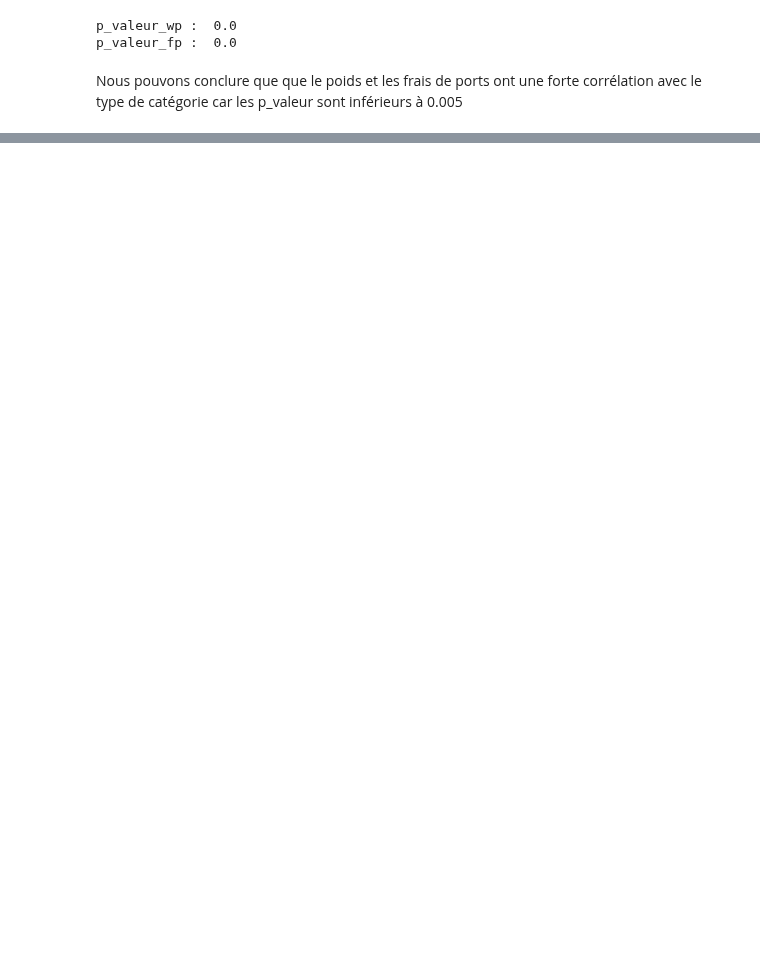
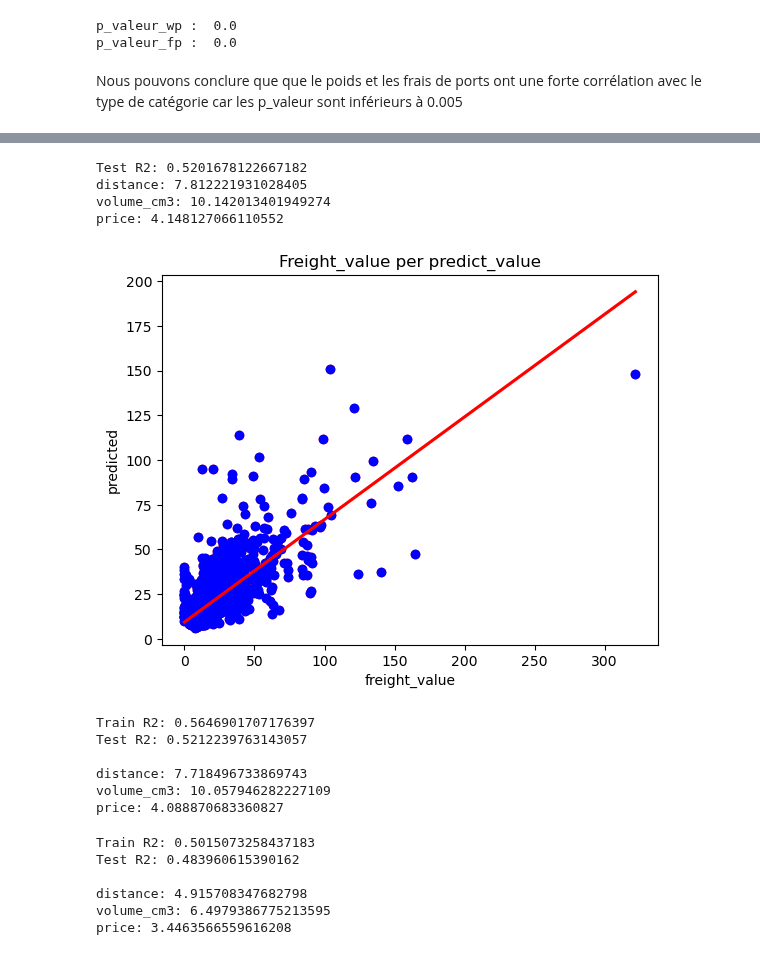
Before and after one commit to marlierecharlie/brief_13_la_data_dream_team, a Jupyter notebook: PREDICTION freight_value/freight_value.ipynb, the cells around one changed output, grey strips where cells are left out. Drawn from its saved outputs; the diff is of its cells as text; code cells hidden in the pictures; blank space fills up the shorter version.

```diff
--- a/PREDICTION freight_value/freight_value.ipynb
+++ b/PREDICTION freight_value/freight_value.ipynb
@@ -923,0 +1029,61 @@ Nous pouvons conclure que que le poids et les frais de ports ont une forte corr
+# %%
+scaled = pd.DataFrame(scaled, columns = cols)
+
+X = scaled
+y = new_df.freight_value
+X_train, X_test,y_train,y_test = train_test_split(X,y,test_size=0.2)
+linear = LinearRegression()
+linear.fit(X_train,y_train)
+y_pred = linear.predict(X_test)
+# model accuracy
+print("Test R2: {}".format(linear.score(X_test,y_test)))
+pred = pd.DataFrame(y_pred)
+
+sns.regplot(x=y_test,y=y_pred,ci=None,color ='red');
+plt.scatter(y_test,y_pred, color='blue')
+plt.title('Freight_value per predict_value')
+plt.xlabel('freight_value');
+plt.ylabel('predicted');
+
+pred_df=pd.DataFrame({'Actual Value':y_test,'Predicted Value':y_pred,'Difference':y_test-y_pred})
+pred_df.head()
+
+for col,coef in zip(X.columns,linear.coef_):
+    print("{}: {}".format(col,coef))
+# %% [output]
+Test R2: 0.5201678122667182
+distance: 7.812221931028405
+volume_cm3: 10.142013401949274
+price: 4.148127066110552
+[figure, added]
+# %%
+lasso = Lasso(alpha=0.1)
+lasso.fit(X_train,y_train)
+
+print("Train R2: {}".format(lasso.score(X_train,y_train)))
+print("Test R2: {}\n".format(lasso.score(X_test,y_test)))
+for col,coef in zip(X.columns,lasso.coef_):
+    print("{}: {}".format(col,coef))
+# %% [output]
+Train R2: 0.5646901707176397
+Test R2: 0.5212239763143057
+
+distance: 7.718496733869743
+volume_cm3: 10.057946282227109
+price: 4.088870683360827
+# %%
+elastic = ElasticNet(alpha=1.0, l1_ratio=0.5)
+elastic.fit(X_train,y_train)
+
+print("Train R2: {}".format(elastic.score(X_train,y_train)))
+print("Test R2: {}\n".format(elastic.score(X_test,y_test)))
+
+for col,coef in zip(X.columns,elastic.coef_):
+    print("{}: {}".format(col,coef))
+# %% [output]
+Train R2: 0.5015073258437183
+Test R2: 0.483960615390162
+
+distance: 4.915708347682798
+volume_cm3: 6.4979386775213595
+price: 3.4463566559616208
```
Also changed, not shown: parts of 28 cells of this notebook, 1 other file.
